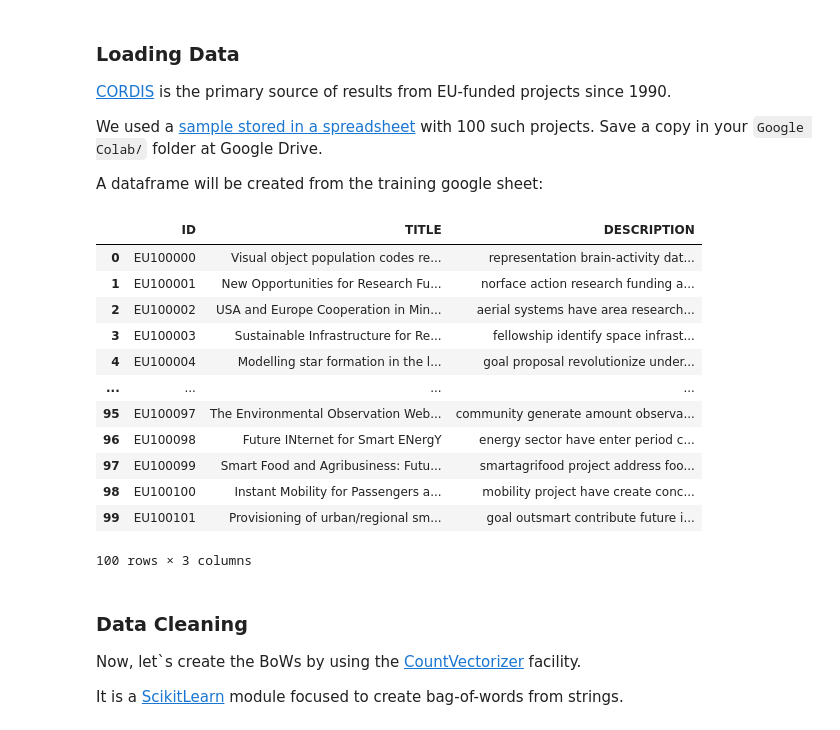
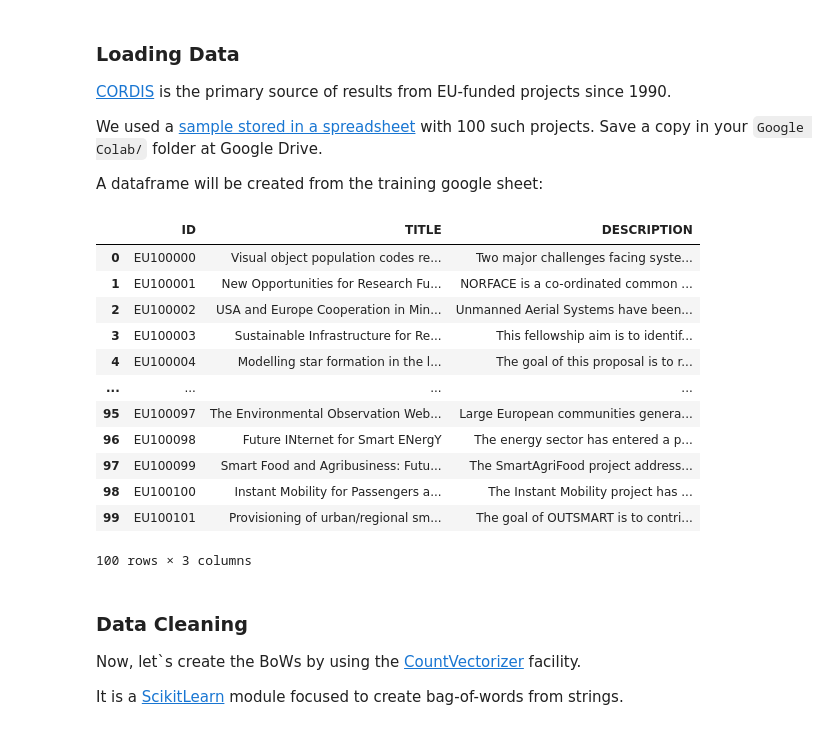
Before and after one commit to cbadenes/notebooks, a Jupyter notebook: probabilistic_topic_models/LDA_Topics.ipynb, the cells around one changed output. Saved outputs shown, nothing was run; the diff lists cells and outputs as text; code cells hidden in the pictures.

```diff
--- a/probabilistic_topic_models/LDA_Topics.ipynb
+++ b/probabilistic_topic_models/LDA_Topics.ipynb
@@ -25,41 +25,41 @@ A dataframe will be created from the training google sheet:
 # %%
 from google.colab import data_table
 data_table.enable_dataframe_formatter()
 
 from google.colab import auth
 auth.authenticate_user()
 
 import gspread
 from google.auth import default
 creds, _ = default()
 
 gc = gspread.authorize(creds)
 
 # name of the spreadsheet with texts (e.g.'texts_nlp')
-corpus = 'texts_nlp'
+corpus = 'texts'
 
 worksheet = gc.open(corpus).sheet1
 
 # get_all_values gives a list of rows.
 rows = worksheet.get_all_values()
 
 # Convert to a DataFrame and render.
 import pandas as pd
 dataset_df = pd.DataFrame.from_records(rows[1:], columns=["ID","TITLE","DESCRIPTION"])
 data_table.DataTable(dataset_df, include_index=False, num_rows_per_page=5)
 # %% [output]
 |  | ID | TITLE | DESCRIPTION |
-| 0 | EU100000 | Visual object population codes re... | representation brain-activity dat... |
-| 1 | EU100001 | New Opportunities for Research Fu... | norface action research funding a... |
-| 2 | EU100002 | USA and Europe Cooperation in Min... | aerial systems have area research... |
-| 3 | EU100003 | Sustainable Infrastructure for Re... | fellowship identify space infrast... |
-| 4 | EU100004 | Modelling star formation in the l... | goal proposal revolutionize under... |
+| 0 | EU100000 | Visual object population codes re... | Two major challenges facing syste... |
+| 1 | EU100001 | New Opportunities for Research Fu... | NORFACE is a co-ordinated common ... |
+| 2 | EU100002 | USA and Europe Cooperation in Min... | Unmanned Aerial Systems have been... |
+| 3 | EU100003 | Sustainable Infrastructure for Re... | This fellowship aim is to identif... |
+| 4 | EU100004 | Modelling star formation in the l... | The goal of this proposal is to r... |
 | ... | ... | ... | ... |
-| 95 | EU100097 | The Environmental Observation Web... | community generate amount observa... |
-| 96 | EU100098 | Future INternet for Smart ENergY | energy sector have enter period c... |
-| 97 | EU100099 | Smart Food and Agribusiness: Futu... | smartagrifood project address foo... |
-| 98 | EU100100 | Instant Mobility for Passengers a... | mobility project have create conc... |
-| 99 | EU100101 | Provisioning of urban/regional sm... | goal outsmart contribute future i... |
+| 95 | EU100097 | The Environmental Observation Web... | Large European communities genera... |
+| 96 | EU100098 | Future INternet for Smart ENergY | The energy sector has entered a p... |
+| 97 | EU100099 | Smart Food and Agribusiness: Futu... | The SmartAgriFood project address... |
+| 98 | EU100100 | Instant Mobility for Passengers a... | The Instant Mobility project has ... |
+| 99 | EU100101 | Provisioning of urban/regional sm... | The goal of OUTSMART is to contri... |
 100 rows × 3 columns
 # %% [markdown]
 ### Data Cleaning
```
